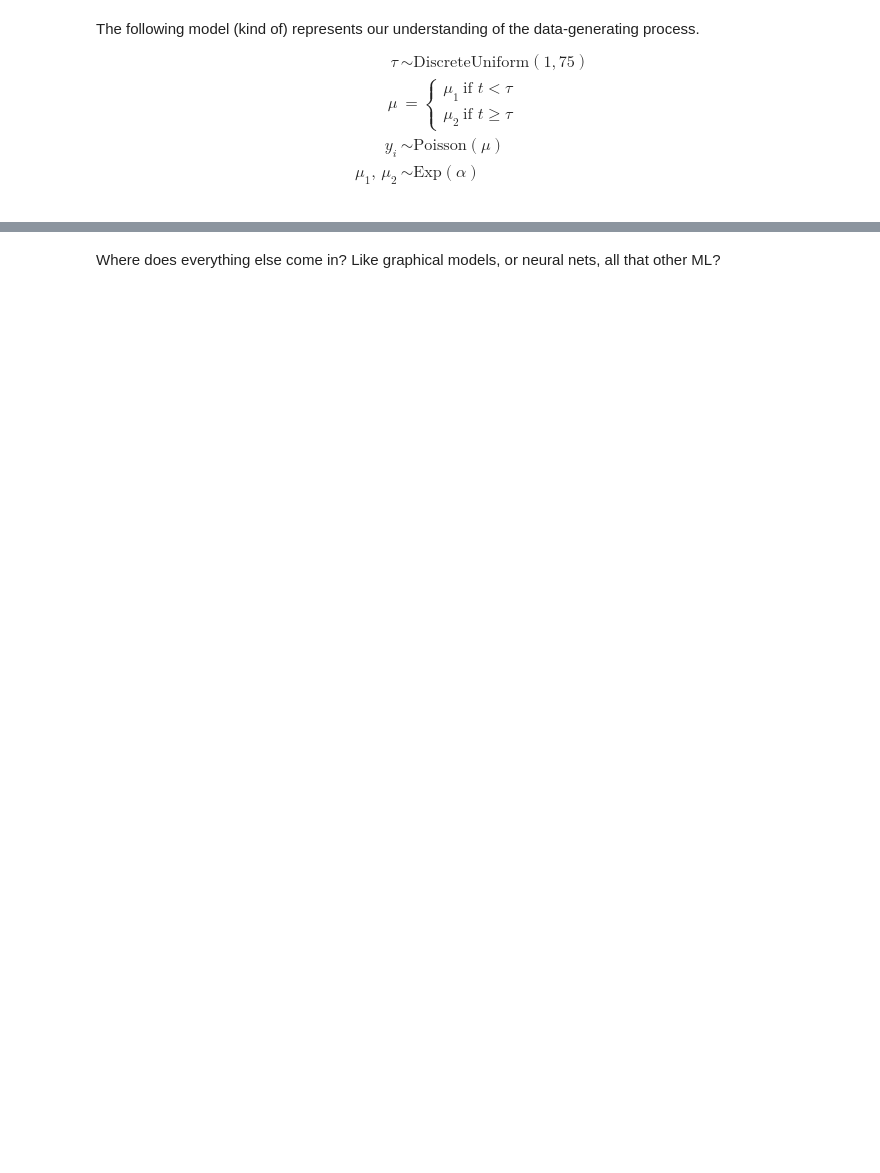
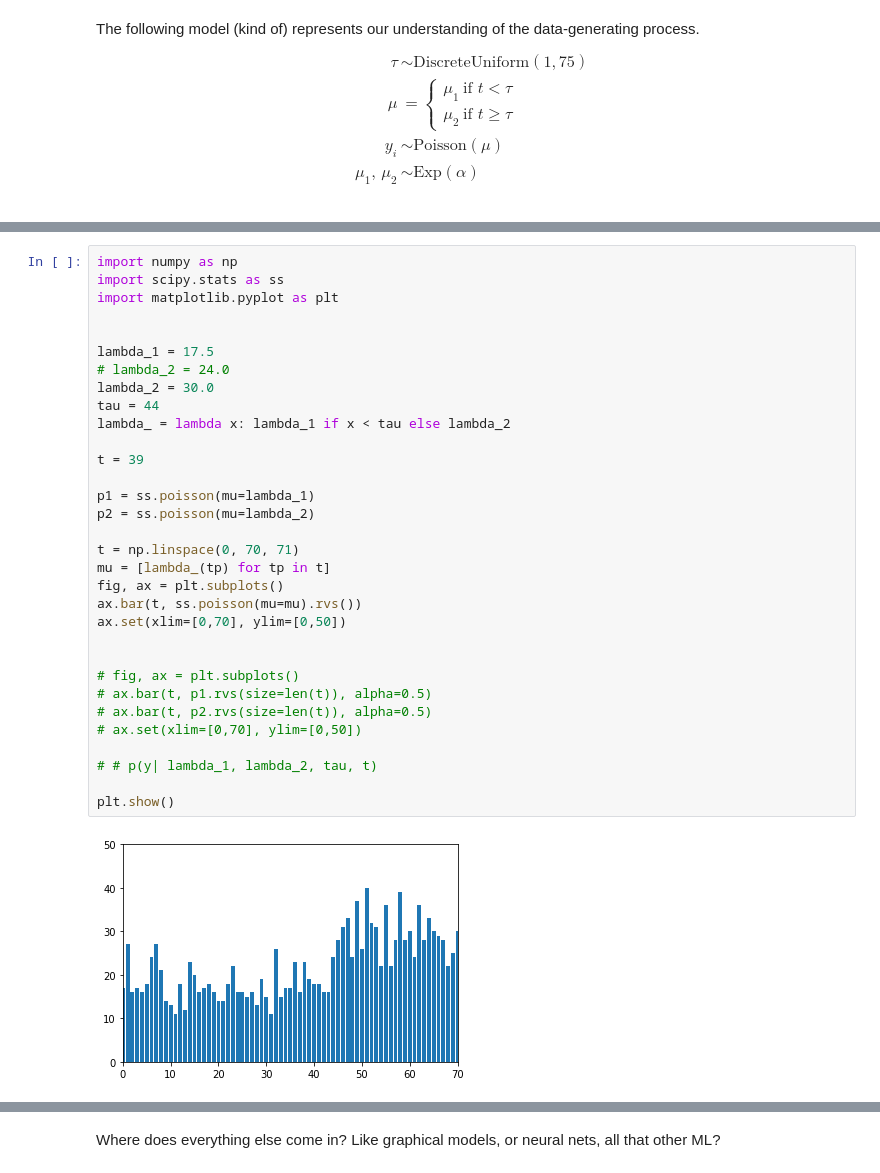
Before and after one commit to StanleyTuz/bayesian-ml, a Jupyter notebook: prob-prog-for-hackers/ch1.ipynb, the cells around one changed output, grey strips where cells are left out. Saved outputs shown, nothing was run; the diff lists cells and outputs as text; blank space fills up the shorter version.

```diff
--- a/prob-prog-for-hackers/ch1.ipynb
+++ b/prob-prog-for-hackers/ch1.ipynb
@@ -152,3 +154,37 @@ with pm.Model() as model:
+# %%
+import numpy as np
+import scipy.stats as ss
+import matplotlib.pyplot as plt
+
+
+lambda_1 = 17.5
+# lambda_2 = 24.0
+lambda_2 = 30.0
+tau = 44
+lambda_ = lambda x: lambda_1 if x < tau else lambda_2
+
+t = 39
+
+p1 = ss.poisson(mu=lambda_1)
+p2 = ss.poisson(mu=lambda_2)
+
+t = np.linspace(0, 70, 71)
+mu = [lambda_(tp) for tp in t]
+fig, ax = plt.subplots()
+ax.bar(t, ss.poisson(mu=mu).rvs())
+ax.set(xlim=[0,70], ylim=[0,50])
+
+
+# fig, ax = plt.subplots()
+# ax.bar(t, p1.rvs(size=len(t)), alpha=0.5)
+# ax.bar(t, p2.rvs(size=len(t)), alpha=0.5)
+# ax.set(xlim=[0,70], ylim=[0,50])
+
+# # p(y| lambda_1, lambda_2, tau, t)
+
+plt.show()
+# %% [output]
+[figure, added]
 # %%
 with model:
     step = pm.Metropolis()
```
Also changed, not shown: parts of 21 cells of this notebook.
